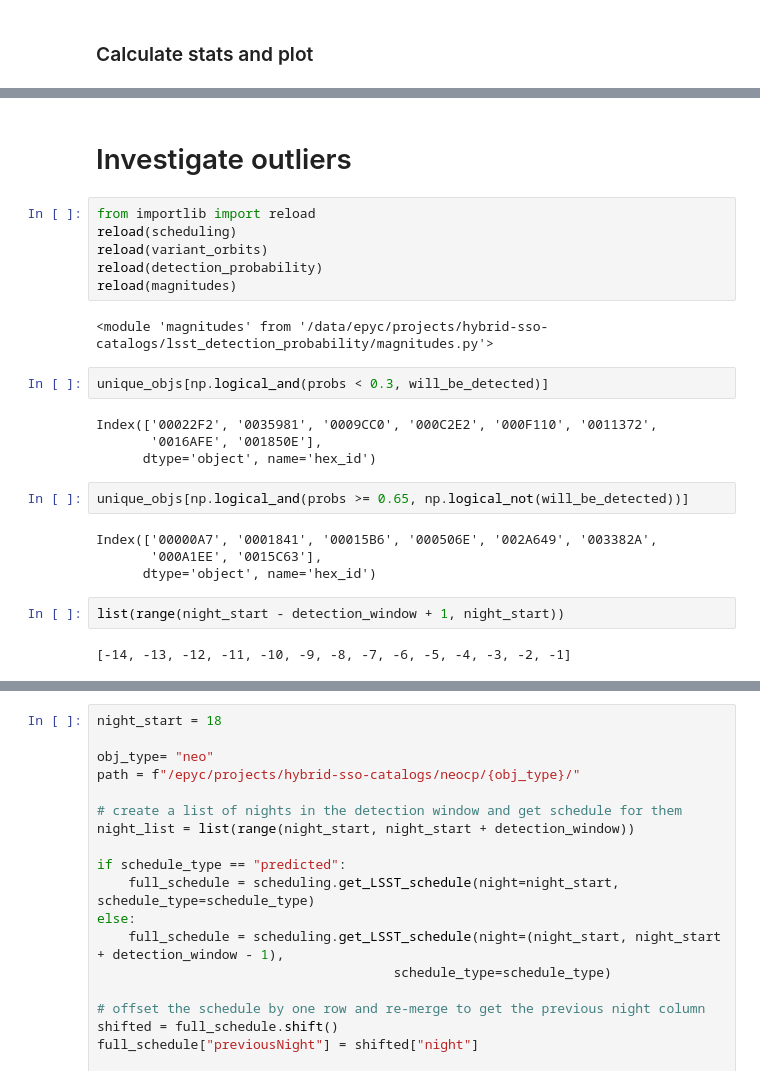
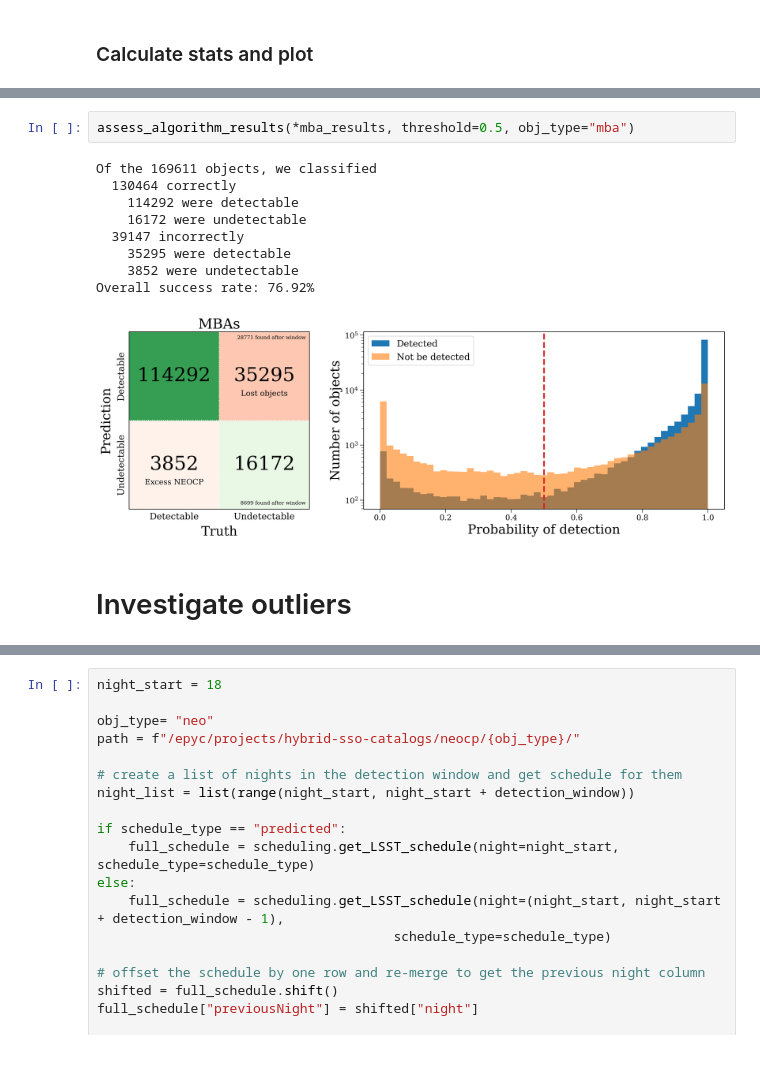
Before and after one commit to dirac-institute/hybrid_sso_catalogue, a Jupyter notebook: lsst_detection_probability/Predict misses.ipynb, the cells around one changed output, grey strips where cells are left out. Saved outputs shown, nothing was run; the diff lists cells and outputs as text.

```diff
--- a/lsst_detection_probability/Predict misses.ipynb
+++ b/lsst_detection_probability/Predict misses.ipynb
@@ -266,26 +245,14 @@ Overall success rate: 73.28%
+# %%
+assess_algorithm_results(*mba_results, threshold=0.5, obj_type="mba")
+# %% [output]
+Of the 169611 objects, we classified
+  130464 correctly
+    114292 were detectable
+    16172 were undetectable
+  39147 incorrectly
+    35295 were detectable
+    3852 were undetectable
+Overall success rate: 76.92%
+[figure, added]
 # %% [markdown]
 # Investigate outliers
-# %%
-from importlib import reload
-reload(scheduling)
-reload(variant_orbits)
-reload(detection_probability)
-reload(magnitudes)
-# %% [output]
-<module 'magnitudes' from '/data/epyc/projects/hybrid-sso-catalogs/lsst_detection_probability/magnitudes.py'>
-# %%
-unique_objs[np.logical_and(probs < 0.3, will_be_detected)]
-# %% [output]
-Index(['00022F2', '0035981', '0009CC0', '000C2E2', '000F110', '0011372',
-       '0016AFE', '001850E'],
-      dtype='object', name='hex_id')
-# %%
-unique_objs[np.logical_and(probs >= 0.65, np.logical_not(will_be_detected))]
-# %% [output]
-Index(['00000A7', '0001841', '00015B6', '000506E', '002A649', '003382A',
-       '000A1EE', '0015C63'],
-      dtype='object', name='hex_id')
-# %%
-list(range(night_start - detection_window + 1, night_start))
-# %% [output]
-[-14, -13, -12, -11, -10, -9, -8, -7, -6, -5, -4, -3, -2, -1]
```
Also changed, not shown: parts of 41 cells of this notebook, 1 other file.
